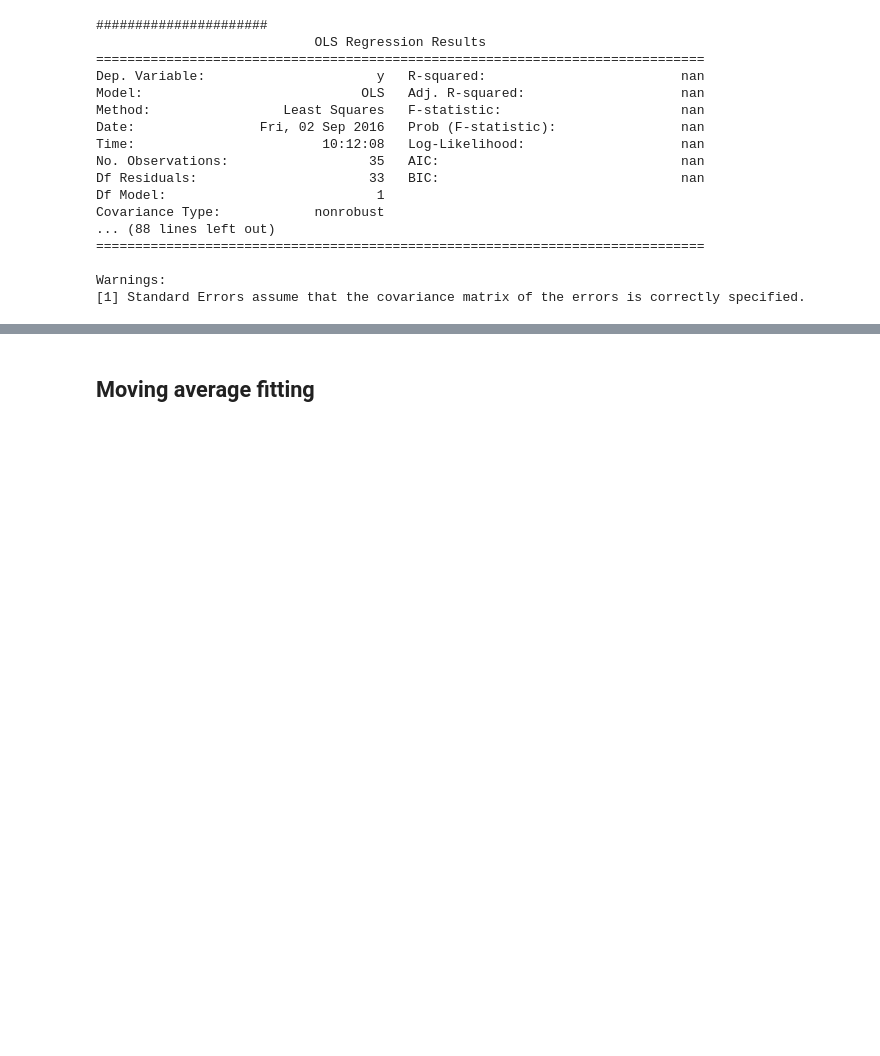
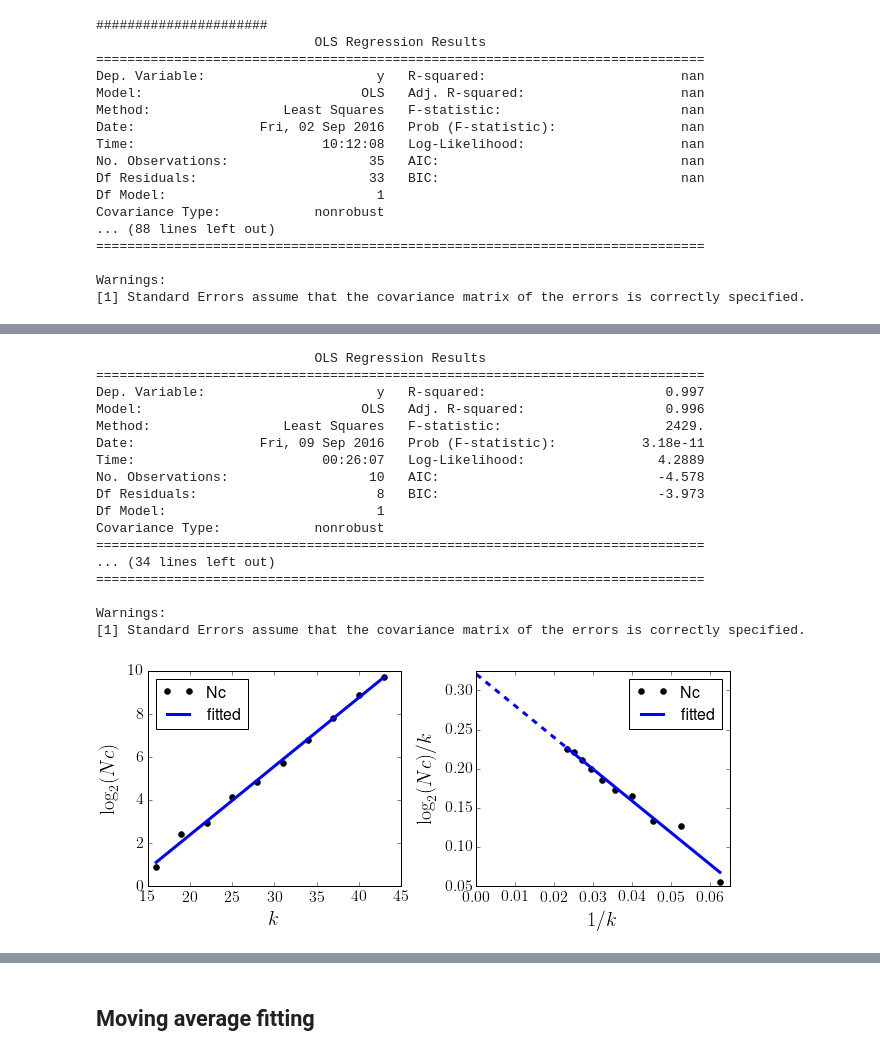
Before and after one commit to seanxiangcheng/AntiHN, a Jupyter notebook: Maca/figures/FreeEnergyDifferencePlots.ipynb, the cells around one changed output, grey strips where cells are left out. Cells and saved outputs as stored; diff of their text form; code cells hidden in the pictures; blank space fills up the shorter version.

```diff
--- a/Maca/figures/FreeEnergyDifferencePlots.ipynb
+++ b/Maca/figures/FreeEnergyDifferencePlots.ipynb
@@ -190,0 +228,74 @@ Warnings:
+# %%
+crossfns = ['NcKs_16to50_T01to03_TmuF.csv', 'NcKs_16to50_T01to03_TmuF.csv',
+            'NcKs_16to50_T01to03_log.csv', 'NcKs_16to50_T0to2_log.csv', 'NcKs_16to50_T0to2_p2.csv']
+crossfns = ['../data/'+fn for fn in crossfns]
+data = {}
+for fn in crossfns:
+    data[fn] = np.loadtxt(fn, delimiter=',')
+ms=6
+lw=3
+fs = 16
+
+dt = data[crossfns[-2]]
+x, y = window_avg(dt[:, 0], dt[:, 1], 6, 3)
+
+xc=sm.add_constant(x, prepend=False)
+model=sm.OLS(y,xc)
+result=model.fit()
+
+plt.figure(figsize=(9,4))
+plt.subplot(121)
+yp = result.predict()
+print result.summary()
+plt.plot(x, y, 'ok', markersize=ms, label='Nc')
+plt.plot(x, yp, '-b', linewidth=lw, label='fitted')
+plt.tick_params(labelsize=fs)
+plt.xlabel("$k$", fontsize=fs+4)
+plt.ylabel("$\log_2(Nc)$", fontsize=fs+4)
+plt.ylim([0, 10])
+plt.legend(loc='upper left', fontsize=fs)
+
+####### another way
+y = y/x
+x = 1./x
+xc=sm.add_constant(x, prepend=False)
+model=sm.OLS(y,xc)
+result=model.fit()
+
+plt.subplot(122)
+pltx = x
+plty = y
+pltyp = result.predict()
+print result.summary()
+plt.plot(pltx, plty, 'ok', markersize=ms, label='Nc')
+plt.plot(pltx, pltyp, '-b', linewidth=lw, label='fitted')
+x_extra = np.linspace(0.0, 0.02325, 10)
+x_extra=sm.add_constant(x_extra, prepend=False)
+plt.plot(x_extra[:, 0],result.predict(x_extra), '--b', linewidth=lw )
+plt.tick_params(labelsize=fs)
+plt.xlabel("$1/k$", fontsize=fs+4)
+plt.ylabel("$\log_2(Nc)/k$", fontsize=fs+4)
+plt.xlim([0, 0.065])
+plt.ylim([0.05, 0.325])
+plt.legend(loc='upper right', fontsize=fs)
+plt.tight_layout()
+plt.savefig('chaotic_exponents_freeE_binning.pdf')
+# %% [output]
+                            OLS Regression Results
+==============================================================================
+Dep. Variable:                      y   R-squared:                       0.997
+Model:                            OLS   Adj. R-squared:                  0.996
+Method:                 Least Squares   F-statistic:                     2429.
+Date:                Fri, 09 Sep 2016   Prob (F-statistic):           3.18e-11
+Time:                        00:26:07   Log-Likelihood:                 4.2889
+No. Observations:                  10   AIC:                            -4.578
+Df Residuals:                       8   BIC:                            -3.973
+Df Model:                           1
+Covariance Type:            nonrobust
+==============================================================================
+... (34 lines left out)
+==============================================================================
+
+Warnings:
+[1] Standard Errors assume that the covariance matrix of the errors is correctly specified.
+[figure, added]
```
Also changed, not shown: parts of 6 cells of this notebook, 4 other files.
